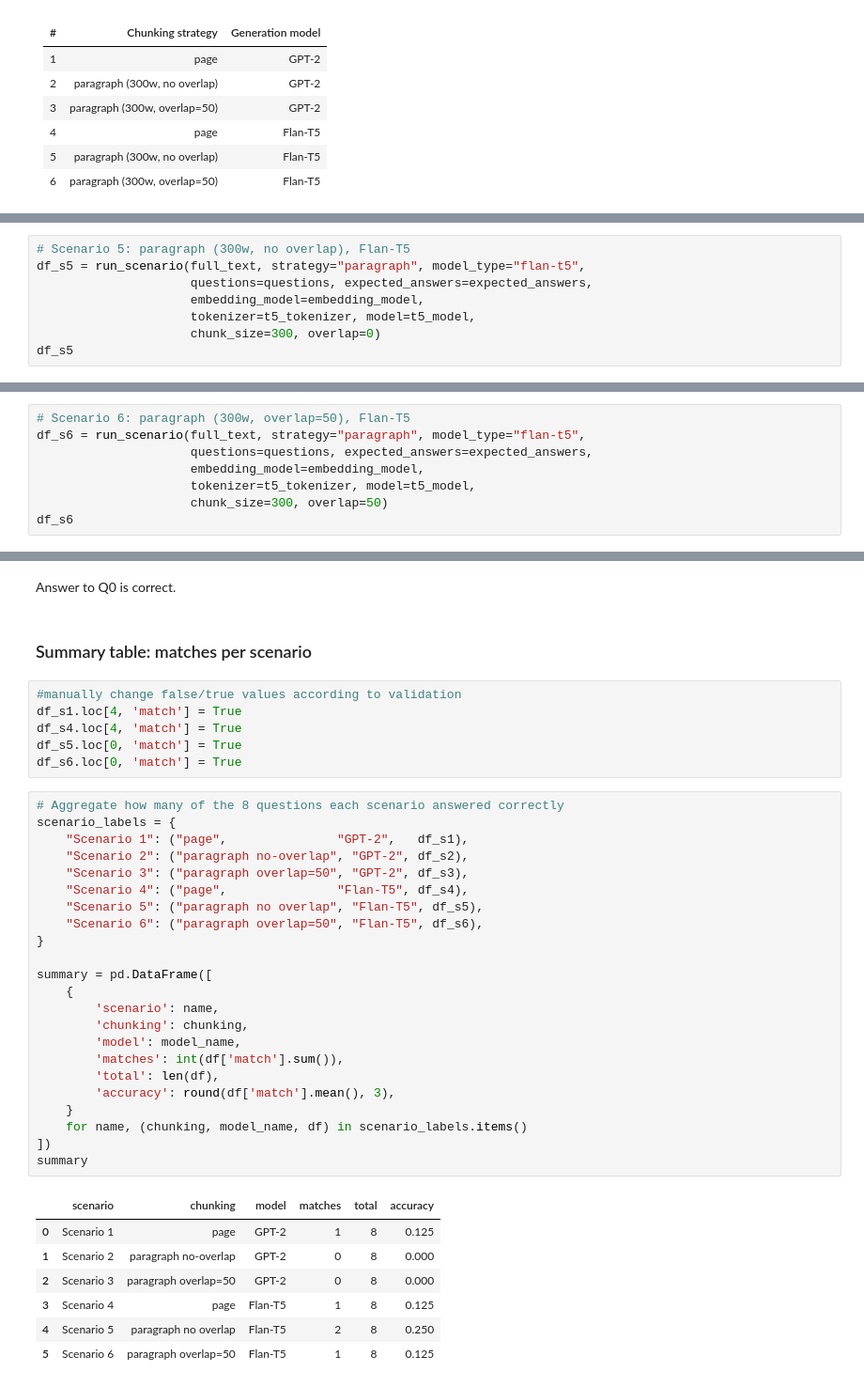
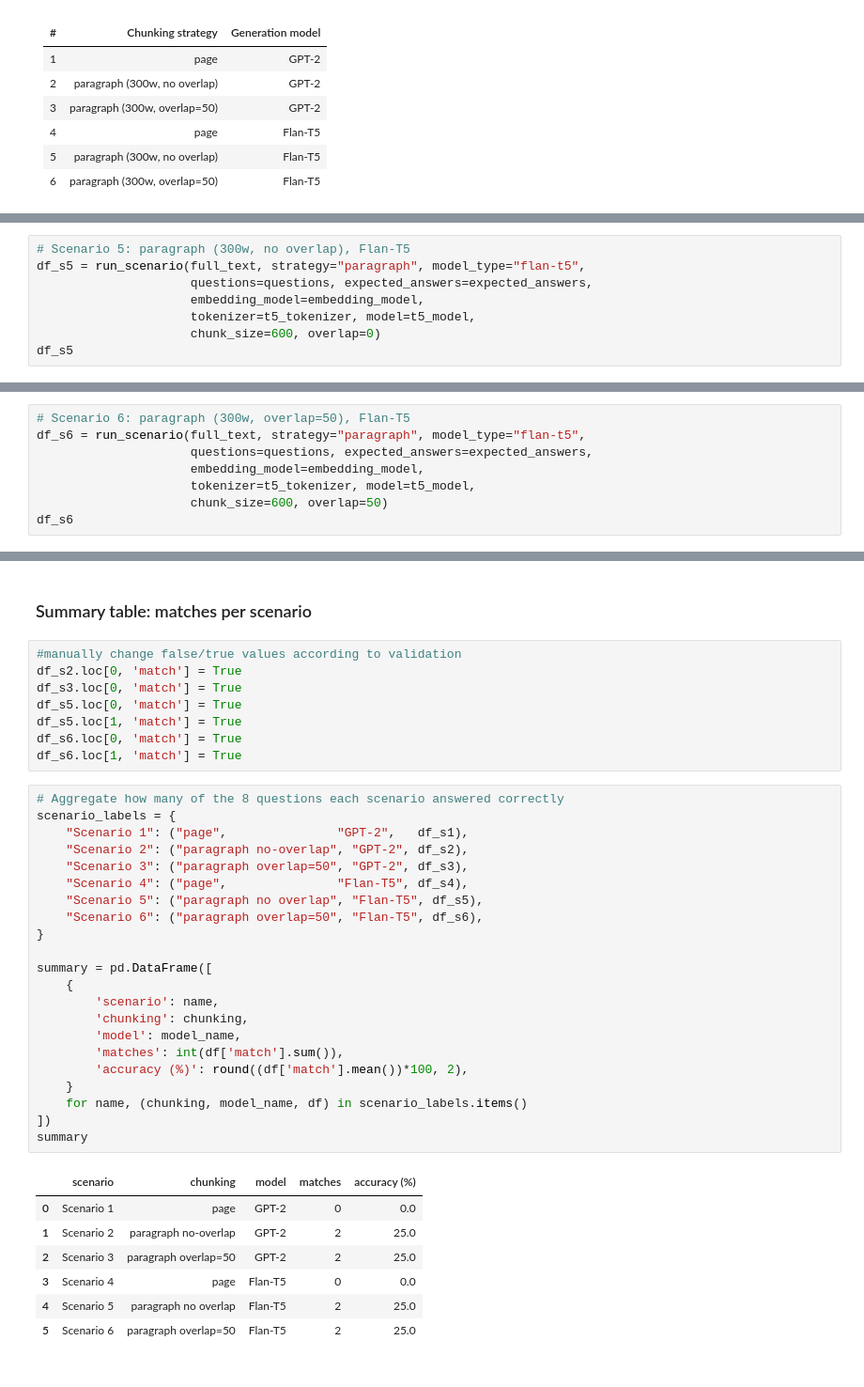
Before and after one commit to rix031110/LLM_implementation, a Jupyter notebook: RAG_reorganized.ipynb, the cells around one changed output, grey strips where cells are left out. Shown at 94% size. Saved outputs shown, nothing was run; the diff lists cells and outputs as text.

```diff
--- a/RAG_reorganized.ipynb
+++ b/RAG_reorganized.ipynb
@@ -675,6 +685,6 @@ df_s5 = run_scenario(full_text, strategy="paragraph", model_type="flan-t5",
                      questions=questions, expected_answers=expected_answers,
                      embedding_model=embedding_model,
                      tokenizer=t5_tokenizer, model=t5_model,
-                     chunk_size=300, overlap=0)
+                     chunk_size=600, overlap=0)
 df_s5
 # %% [output]
@@ -691,0 +704,8 @@ Embeddings generated in 22.61 seconds | shape: (211, 384)
+# %%
+# Scenario 6: paragraph (300w, overlap=50), Flan-T5
+df_s6 = run_scenario(full_text, strategy="paragraph", model_type="flan-t5",
+                     questions=questions, expected_answers=expected_answers,
+                     embedding_model=embedding_model,
+                     tokenizer=t5_tokenizer, model=t5_model,
+                     chunk_size=600, overlap=50)
+df_s6
@@ -694,8 +725,0 @@ Answer to Q0 is correct, as Q4.
-# %%
-# Scenario 6: paragraph (300w, overlap=50), Flan-T5
-df_s6 = run_scenario(full_text, strategy="paragraph", model_type="flan-t5",
-                     questions=questions, expected_answers=expected_answers,
-                     embedding_model=embedding_model,
-                     tokenizer=t5_tokenizer, model=t5_model,
-                     chunk_size=300, overlap=50)
-df_s6
@@ -714,41 +726,40 @@ Embeddings generated in 25.64 seconds | shape: (213, 384)
-# %% [markdown]
-Answer to Q0 is correct.
 # %% [markdown]
 ### Summary table: matches per scenario
 # %%
 #manually change false/true values according to validation
-df_s1.loc[4, 'match'] = True
-df_s4.loc[4, 'match'] = True
+df_s2.loc[0, 'match'] = True
+df_s3.loc[0, 'match'] = True
 df_s5.loc[0, 'match'] = True
+df_s5.loc[1, 'match'] = True
 df_s6.loc[0, 'match'] = True
+df_s6.loc[1, 'match'] = True
 # %%
 # Aggregate how many of the 8 questions each scenario answered correctly
 scenario_labels = {
     "Scenario 1": ("page",               "GPT-2",   df_s1),
     "Scenario 2": ("paragraph no-overlap", "GPT-2", df_s2),
     "Scenario 3": ("paragraph overlap=50", "GPT-2", df_s3),
     "Scenario 4": ("page",               "Flan-T5", df_s4),
     "Scenario 5": ("paragraph no overlap", "Flan-T5", df_s5),
     "Scenario 6": ("paragraph overlap=50", "Flan-T5", df_s6),
 }
 
 summary = pd.DataFrame([
     {
         'scenario': name,
         'chunking': chunking,
         'model': model_name,
         'matches': int(df['match'].sum()),
-        'total': len(df),
-        'accuracy': round(df['match'].mean(), 3),
+        'accuracy (%)': round((df['match'].mean())*100, 2),
     }
     for name, (chunking, model_name, df) in scenario_labels.items()
 ])
 summary
 # %% [output]
-|  | scenario | chunking | model | matches | total | accuracy |
-| 0 | Scenario 1 | page | GPT-2 | 1 | 8 | 0.125 |
-| 1 | Scenario 2 | paragraph no-overlap | GPT-2 | 0 | 8 | 0.000 |
-| 2 | Scenario 3 | paragraph overlap=50 | GPT-2 | 0 | 8 | 0.000 |
-| 3 | Scenario 4 | page | Flan-T5 | 1 | 8 | 0.125 |
-| 4 | Scenario 5 | paragraph no overlap | Flan-T5 | 2 | 8 | 0.250 |
-| 5 | Scenario 6 | paragraph overlap=50 | Flan-T5 | 1 | 8 | 0.125 |
+|  | scenario | chunking | model | matches | accuracy (%) |
+| 0 | Scenario 1 | page | GPT-2 | 0 | 0.0 |
+| 1 | Scenario 2 | paragraph no-overlap | GPT-2 | 2 | 25.0 |
+| 2 | Scenario 3 | paragraph overlap=50 | GPT-2 | 2 | 25.0 |
+| 3 | Scenario 4 | page | Flan-T5 | 0 | 0.0 |
+| 4 | Scenario 5 | paragraph no overlap | Flan-T5 | 2 | 25.0 |
+| 5 | Scenario 6 | paragraph overlap=50 | Flan-T5 | 2 | 25.0 |
```
Also changed, not shown: parts of 26 cells of this notebook.
